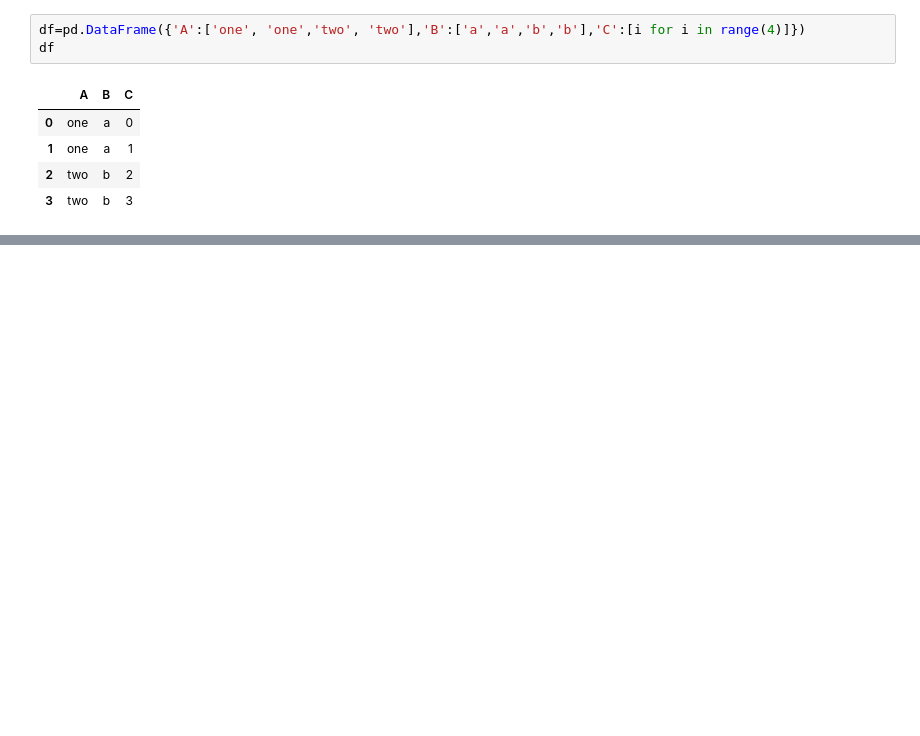
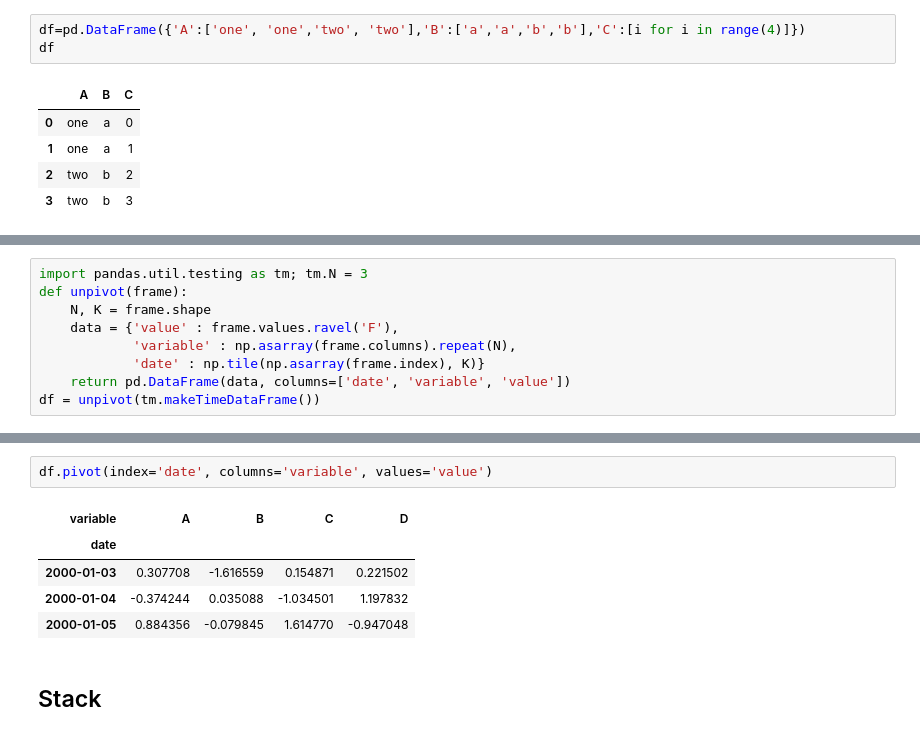
Before and after one commit to Puneet-Shivanand/pandas-101, a Jupyter notebook: AirBase data mining.ipynb, the cells around one changed output, grey strips where cells are left out. Cells and saved outputs as stored; diff of their text form; blank space fills up the shorter version.

```diff
--- a/AirBase data mining.ipynb
+++ b/AirBase data mining.ipynb
@@ -57,0 +53,9 @@ KeyError: 'A'
+# %%
+import pandas.util.testing as tm; tm.N = 3
+def unpivot(frame):
+    N, K = frame.shape
+    data = {'value' : frame.values.ravel('F'),
+            'variable' : np.asarray(frame.columns).repeat(N),
+            'date' : np.tile(np.asarray(frame.index), K)}
+    return pd.DataFrame(data, columns=['date', 'variable', 'value'])
+df = unpivot(tm.makeTimeDataFrame())
@@ -57,0 +85,10 @@ KeyError: 'A'
+# %%
+df.pivot(index='date', columns='variable', values='value')
+# %% [output]
+| variable | A | B | C | D |
+| date |  |  |  |  |
+| 2000-01-03 | 0.307708 | -1.616559 | 0.154871 | 0.221502 |
+| 2000-01-04 | -0.374244 | 0.035088 | -1.034501 | 1.197832 |
+| 2000-01-05 | 0.884356 | -0.079845 | 1.614770 | -0.947048 |
+# %% [markdown]
+## Stack
```
Also changed, not shown: parts of 25 cells of this notebook.
